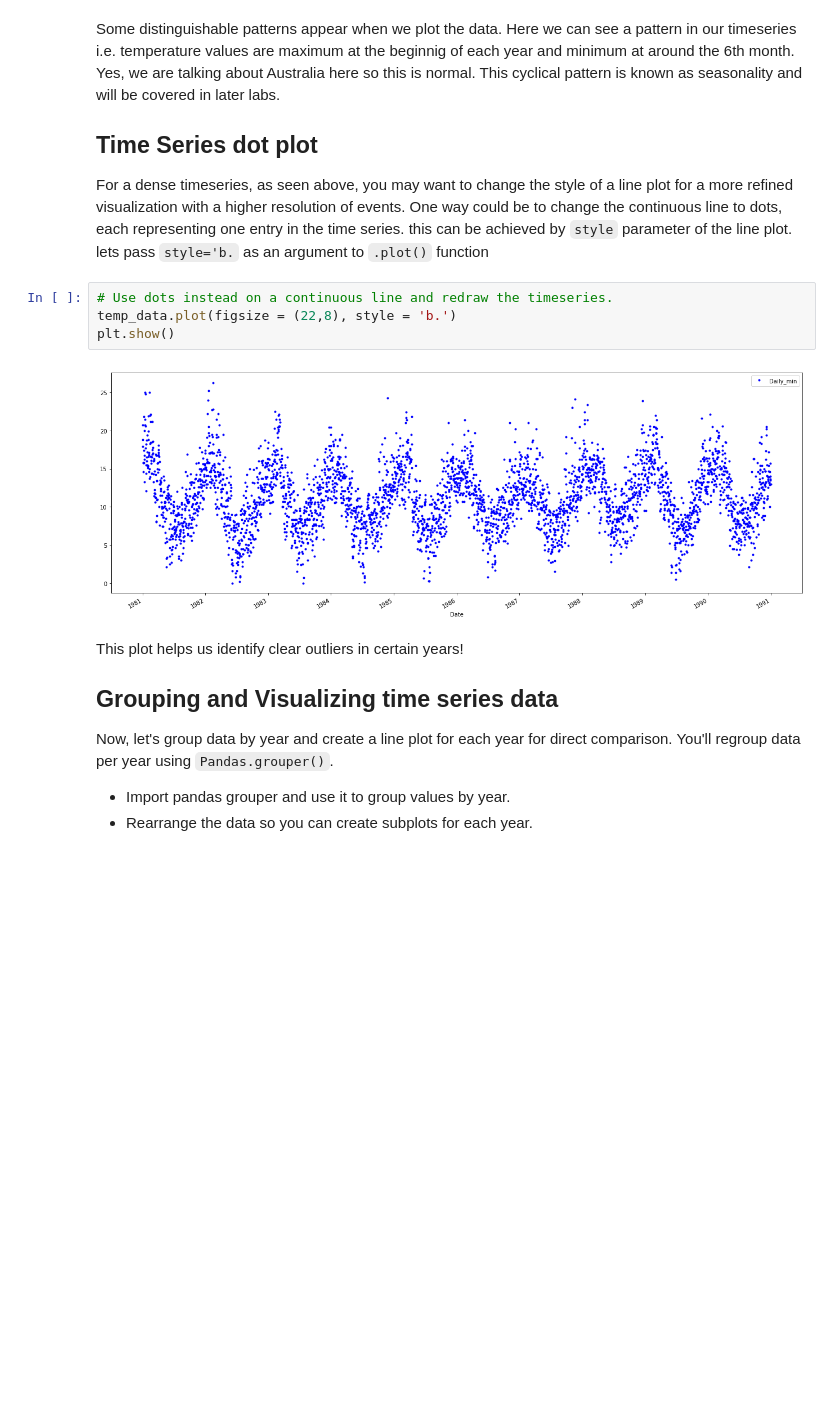
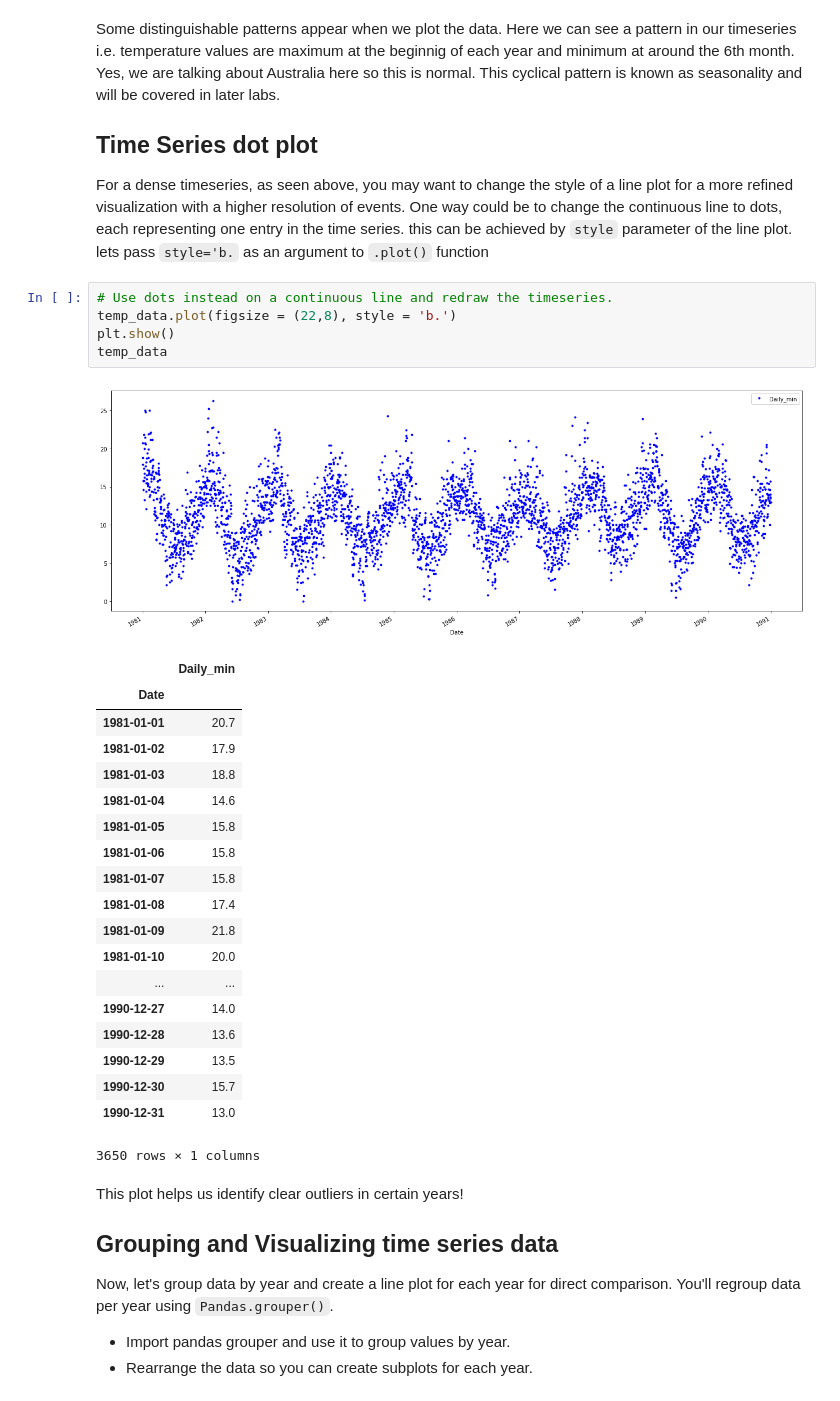
Before and after one commit to augustinechang1/dsc-3-25-04-visualizing-time-series-data-lab-nyc-career-ds-102218, a Jupyter notebook: index.ipynb, the cells around one changed output. Drawn from its saved outputs; the diff is of its cells as text; blank space fills up the shorter version.

```diff
--- a/index.ipynb
+++ b/index.ipynb
@@ -75,9 +75,29 @@ For a dense timeseries, as seen above, you may want to change the style of a lin
 # %%
 # Use dots instead on a continuous line and redraw the timeseries.
 temp_data.plot(figsize = (22,8), style = 'b.')
 plt.show()
+temp_data
 # %% [output]
 [figure]
+|  | Daily_min |
+| Date |  |
+| 1981-01-01 | 20.7 |
+| 1981-01-02 | 17.9 |
+| 1981-01-03 | 18.8 |
+| 1981-01-04 | 14.6 |
+| 1981-01-05 | 15.8 |
+| 1981-01-06 | 15.8 |
+| 1981-01-07 | 15.8 |
+| 1981-01-08 | 17.4 |
+| 1981-01-09 | 21.8 |
+| 1981-01-10 | 20.0 |
+| ... | ... |
+| 1990-12-27 | 14.0 |
+| 1990-12-28 | 13.6 |
+| 1990-12-29 | 13.5 |
+| 1990-12-30 | 15.7 |
+| 1990-12-31 | 13.0 |
+3650 rows × 1 columns
 # %% [markdown]
 This plot helps us identify clear outliers in certain years!
 
```
